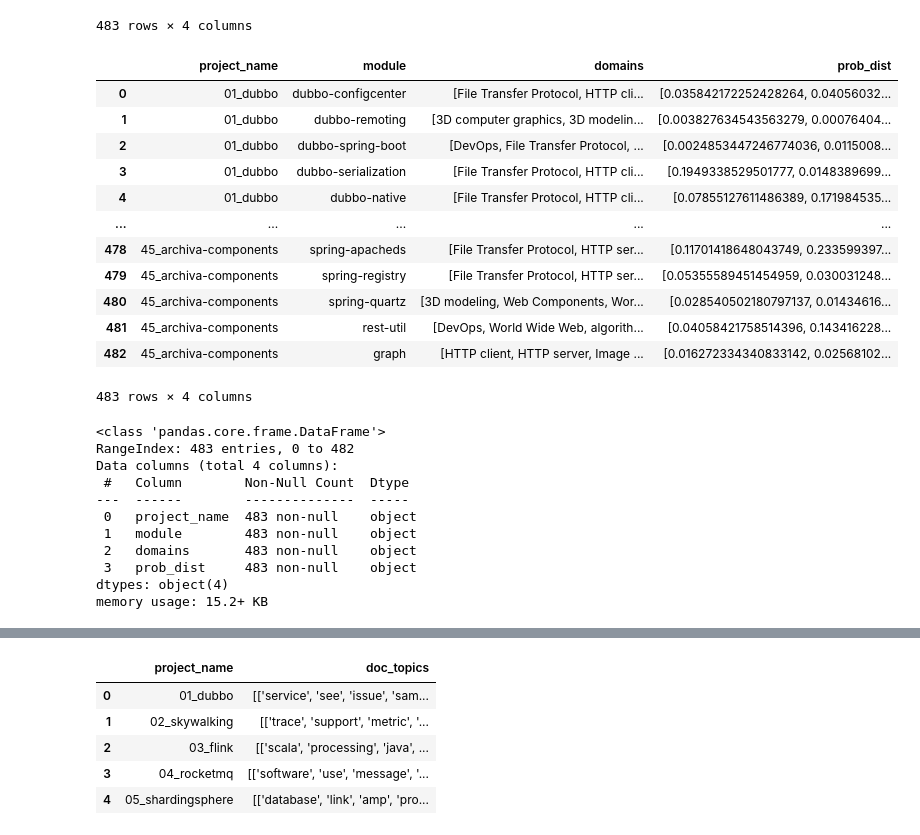
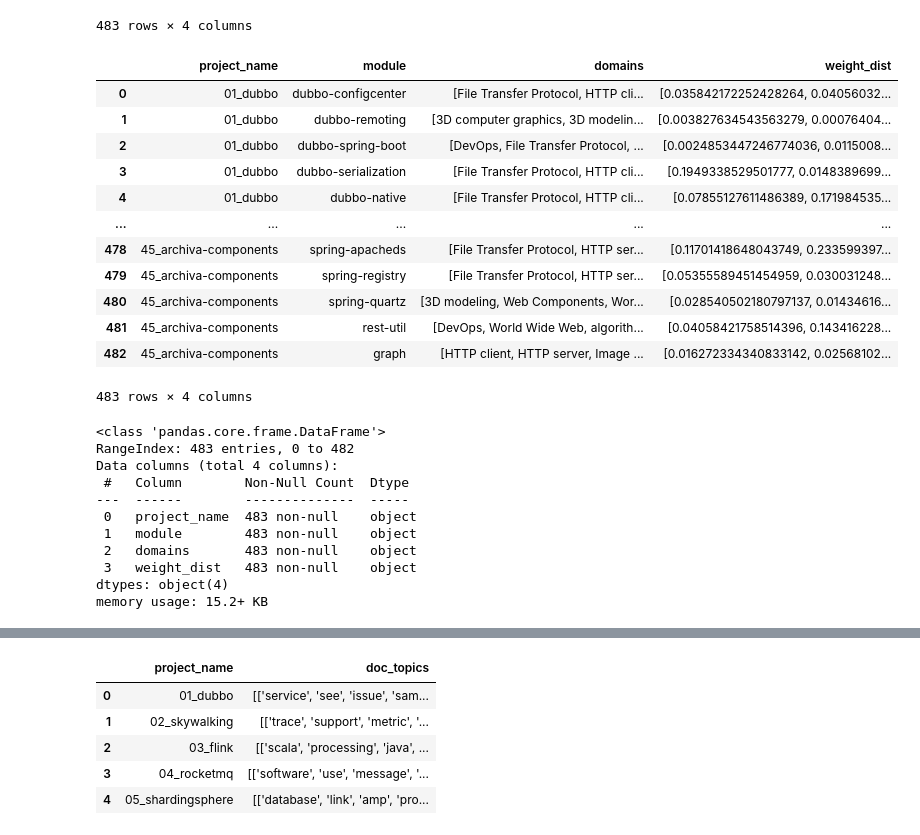
Before and after one commit to zakipauzi/concept-domain-coverage, a Jupyter notebook: 2_vectorising.ipynb, the cells around one changed output, grey strips where cells are left out. Cells and saved outputs as stored; diff of their text form; code cells hidden in the pictures.

Commit message:
corrected gpt domains vec

```diff
--- a/2_vectorising.ipynb
+++ b/2_vectorising.ipynb
@@ -68,13 +70,13 @@ for row in anno_sub_df.values:
 
     updated_rows.append((updated_labels, updated_dist))
 # %%
-updated_anno_df = pd.concat([anno_df, pd.DataFrame(updated_rows, columns=["domains", "prob_dist"])], axis=1).drop(columns=["labels","distribution"])
+updated_anno_df = pd.concat([anno_df, pd.DataFrame(updated_rows, columns=["domains", "weight_dist"])], axis=1).drop(columns=["labels","distribution"])
 updated_anno_df['project_name'] = updated_anno_df['project'].apply(lambda x: to_chg[x])
 updated_anno_df['module'] = updated_anno_df['module'].str.replace("modules", "modules\\vfs-class-loader")
-updated_anno_df = updated_anno_df[['project_name', 'module', 'domains', 'prob_dist']]
+updated_anno_df = updated_anno_df[['project_name', 'module', 'domains', 'weight_dist']]
 updated_anno_df
 # %% [output]
-|  | project_name | module | domains | prob_dist |
+|  | project_name | module | domains | weight_dist |
 | 0 | 01_dubbo | dubbo-configcenter | [File Transfer Protocol, HTTP cli... | [0.035842172252428264, 0.04056032... |
 | 1 | 01_dubbo | dubbo-remoting | [3D computer graphics, 3D modelin... | [0.003827634543563279, 0.00076404... |
 | 2 | 01_dubbo | dubbo-spring-boot | [DevOps, File Transfer Protocol, ... | [0.0024853447246774036, 0.0115008... |
@@ -98,7 +100,7 @@ Data columns (total 4 columns):
  0   project_name  483 non-null    object
  1   module        483 non-null    object
  2   domains       483 non-null    object
- 3   prob_dist     483 non-null    object
+ 3   weight_dist   483 non-null    object
 dtypes: object(4)
 memory usage: 15.2+ KB
 # %%
```
Also changed, not shown: parts of 24 cells of this notebook, 5 other files.
